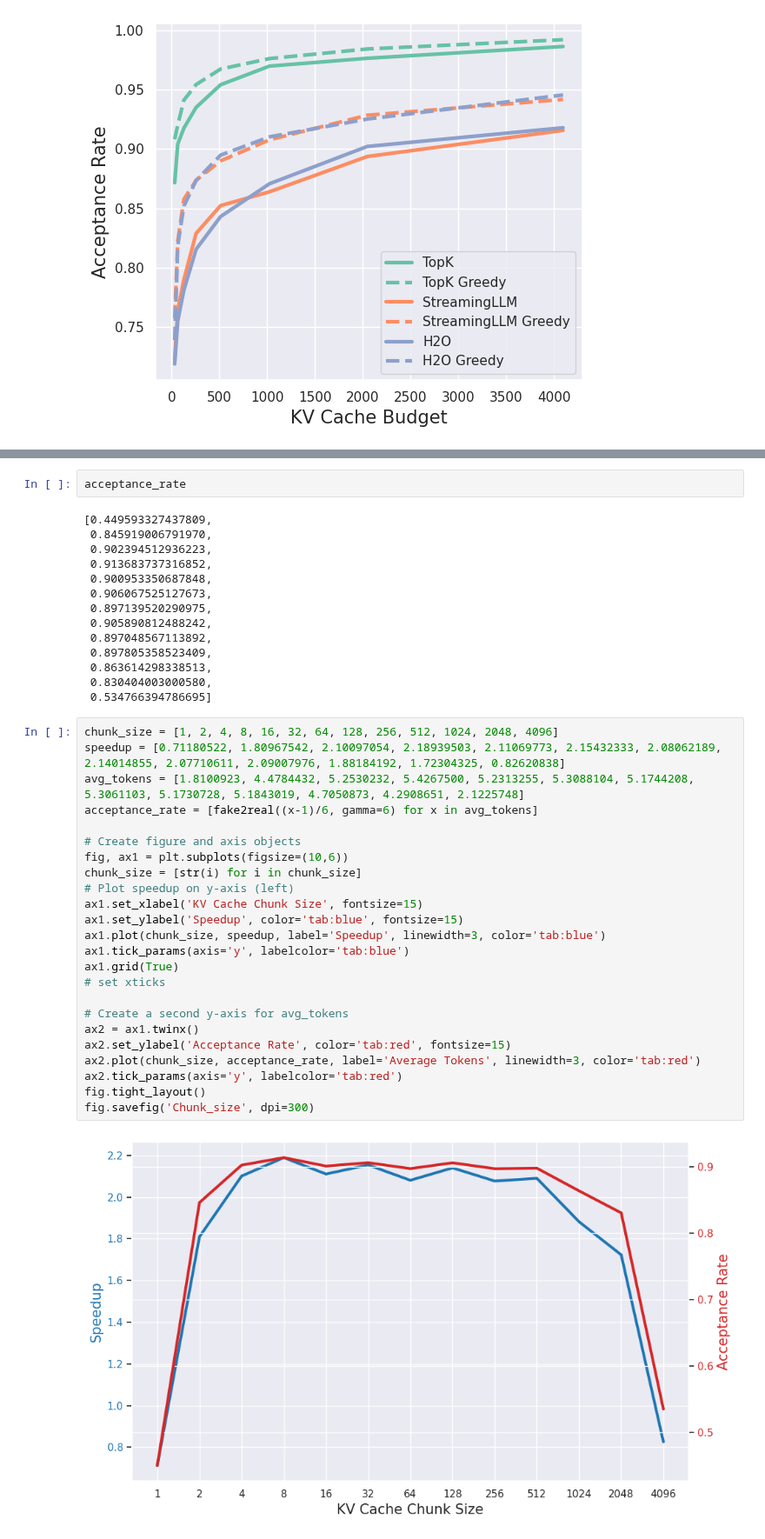
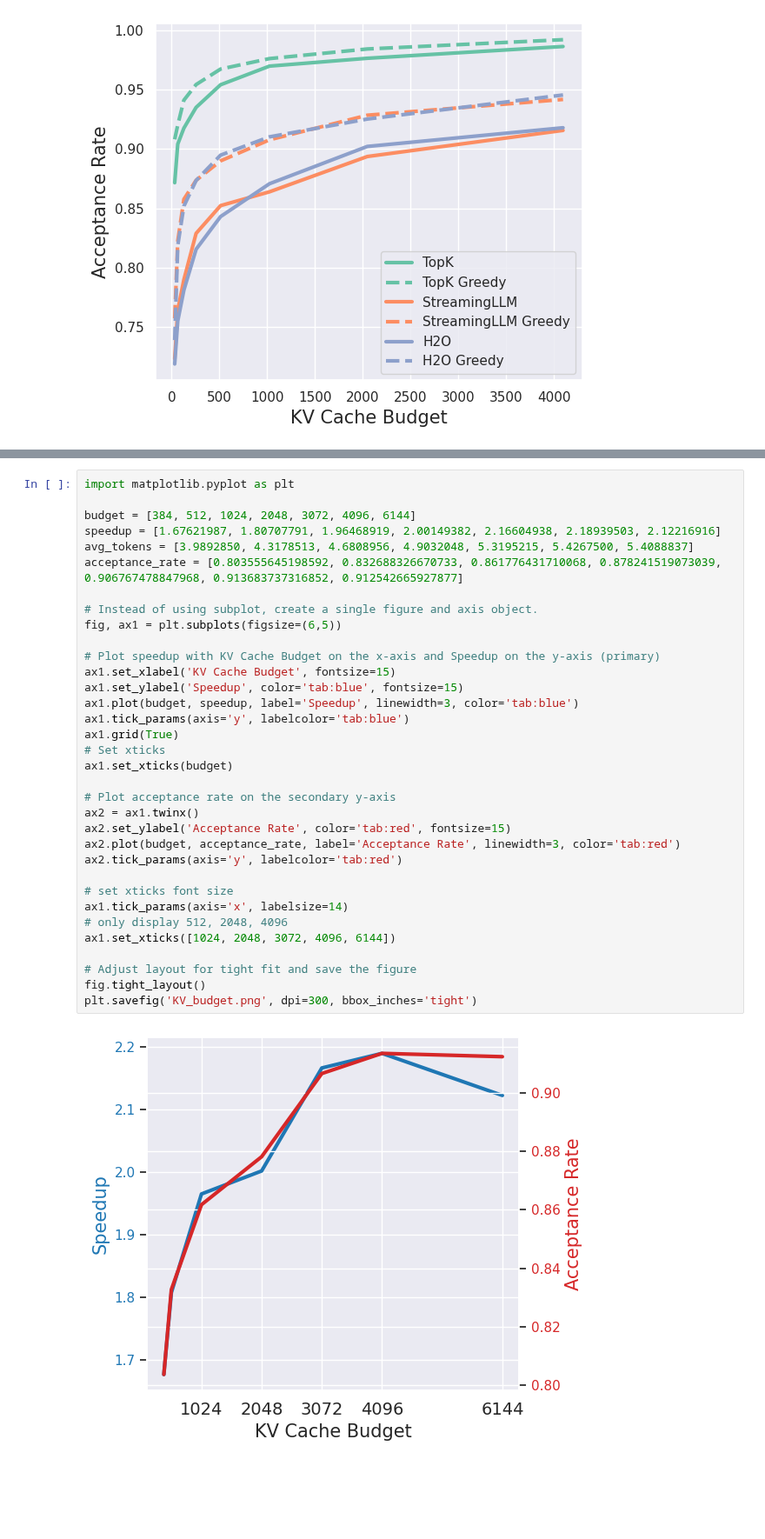
Before and after one commit to ranonrkm/TriForce-legacy, a Jupyter notebook: apps/test_flash_attn.ipynb, the cells around one changed output, grey strips where cells are left out. Shown at 87% size. Drawn from its saved outputs; the diff is of its cells as text; blank space fills up the shorter version.

```diff
--- a/apps/test_flash_attn.ipynb
+++ b/apps/test_flash_attn.ipynb
@@ -647,45 +564,39 @@ fig.savefig('Speedup_Acceptance.png', dpi=300)
-# %%
-acceptance_rate
-# %% [output]
-[0.449593327437809,
- 0.845919006791970,
- 0.902394512936223,
- 0.913683737316852,
- 0.900953350687848,
- 0.906067525127673,
- 0.897139520290975,
- 0.905890812488242,
- 0.897048567113892,
- 0.897805358523409,
- 0.863614298338513,
- 0.830404003000580,
- 0.534766394786695]
 # %%
-chunk_size = [1, 2, 4, 8, 16, 32, 64, 128, 256, 512, 1024, 2048, 4096]
-speedup = [0.71180522, 1.80967542, 2.10097054, 2.18939503, 2.11069773, 2.15432333, 2.08062189, 2.14014855, 2.07710611, 2.09007976, 1.88184192, 1.72304325, 0.82620838]
-avg_tokens = [1.8100923, 4.4784432, 5.2530232, 5.4267500, 5.2313255, 5.3088104, 5.1744208, 5.3061103, 5.1730728, 5.1843019, 4.7050873, 4.2908651, 2.1225748]
-acceptance_rate = [fake2real((x-1)/6, gamma=6) for x in avg_tokens]
+import matplotlib.pyplot as plt
 
-# Create figure and axis objects
-fig, ax1 = plt.subplots(figsize=(10,6))
-chunk_size = [str(i) for i in chunk_size]
-# Plot speedup on y-axis (left)
-ax1.set_xlabel('KV Cache Chunk Size', fontsize=15)
+budget = [384, 512, 1024, 2048, 3072, 4096, 6144]
+speedup = [1.67621987, 1.80707791, 1.96468919, 2.00149382, 2.16604938, 2.18939503, 2.12216916]
+avg_tokens = [3.9892850, 4.3178513, 4.6808956, 4.9032048, 5.3195215, 5.4267500, 5.4088837]
+acceptance_rate = [0.803555645198592, 0.832688326670733, 0.861776431710068, 0.878241519073039, 0.906767478847968, 0.913683737316852, 0.912542665927877]
+
+# Instead of using subplot, create a single figure and axis object.
+fig, ax1 = plt.subplots(figsize=(6,5))
+
+# Plot speedup with KV Cache Budget on the x-axis and Speedup on the y-axis (primary)
+ax1.set_xlabel('KV Cache Budget', fontsize=15)
 ax1.set_ylabel('Speedup', color='tab:blue', fontsize=15)
-ax1.plot(chunk_size, speedup, label='Speedup', linewidth=3, color='tab:blue')
+ax1.plot(budget, speedup, label='Speedup', linewidth=3, color='tab:blue')
 ax1.tick_params(axis='y', labelcolor='tab:blue')
 ax1.grid(True)
-# set xticks
+# Set xticks
+ax1.set_xticks(budget)
 
-# Create a second y-axis for avg_tokens
+# Plot acceptance rate on the secondary y-axis
 ax2 = ax1.twinx()
 ax2.set_ylabel('Acceptance Rate', color='tab:red', fontsize=15)
-ax2.plot(chunk_size, acceptance_rate, label='Average Tokens', linewidth=3, color='tab:red')
+ax2.plot(budget, acceptance_rate, label='Acceptance Rate', linewidth=3, color='tab:red')
 ax2.tick_params(axis='y', labelcolor='tab:red')
+
+# set xticks font size
+ax1.tick_params(axis='x', labelsize=14)
+# only display 512, 2048, 4096
+ax1.set_xticks([1024, 2048, 3072, 4096, 6144])
+
+# Adjust layout for tight fit and save the figure
 fig.tight_layout()
-fig.savefig('Chunk_size', dpi=300)
+plt.savefig('KV_budget.png', dpi=300, bbox_inches='tight')
 # %% [output]
-[figure, old version]
+[figure, new version]
 # %%
 import pandas as pd
 import matplotlib.pyplot as plt
```
Also changed, not shown: parts of 12 cells of this notebook, 16 other files.
